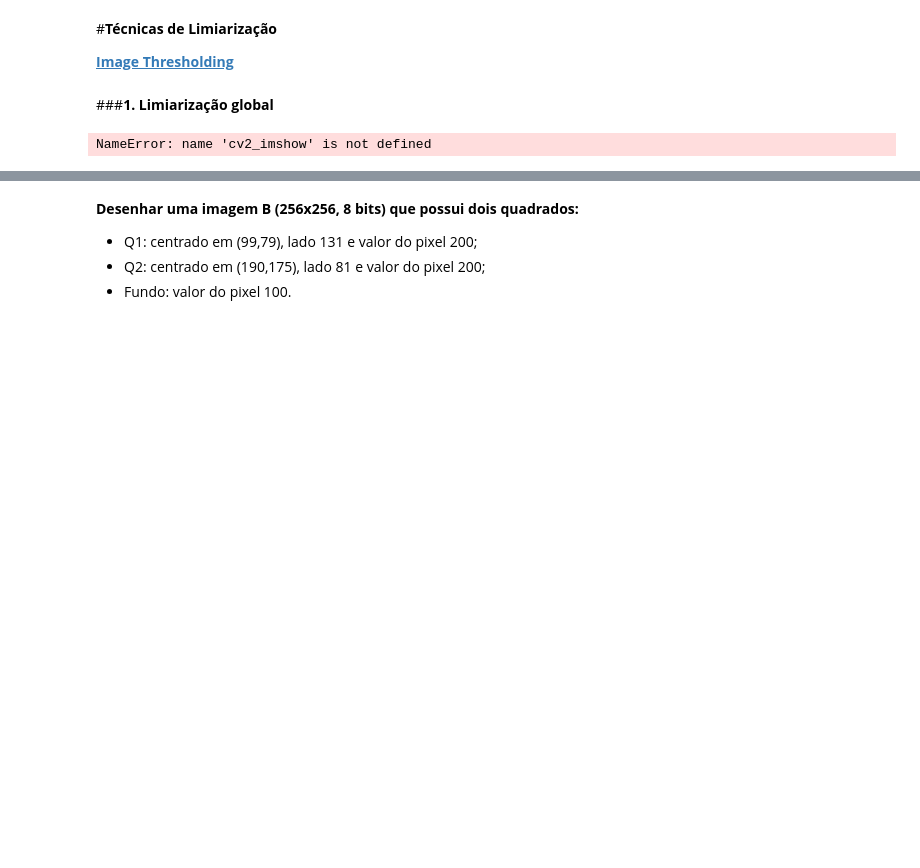
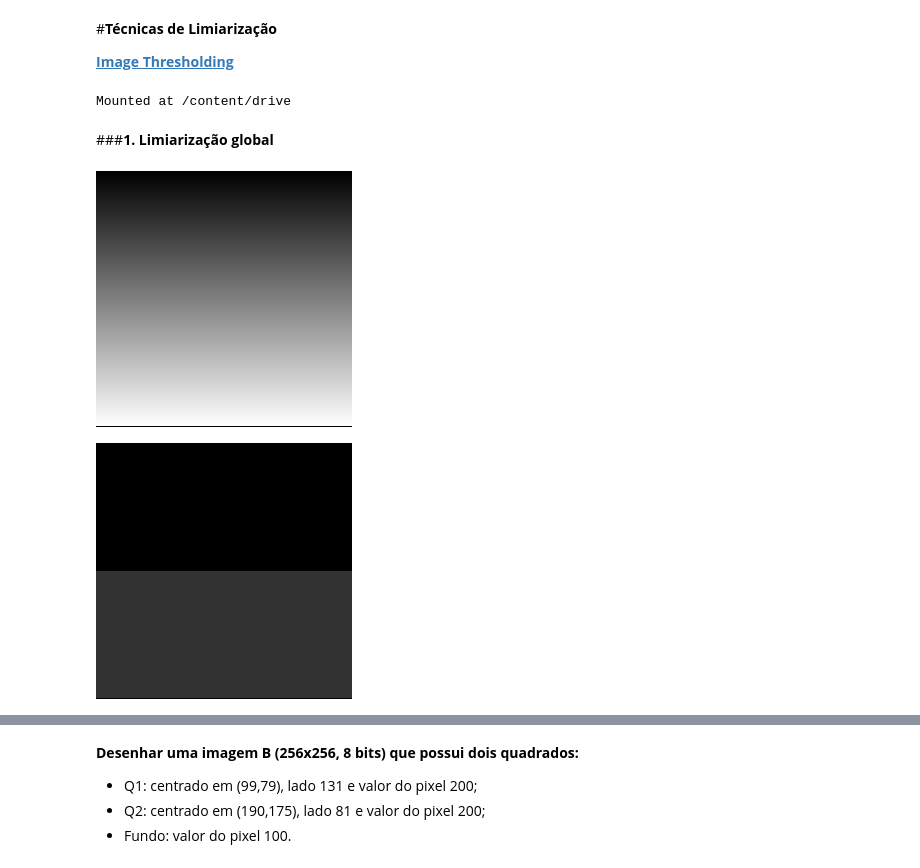
Before and after one commit to gustavoteixeirah/ELT-578-ANALISE-DE-IMAGENS-E-VISAO-COMPUTACIONAL, a Jupyter notebook: semana3/ELT578_P4.ipynb, the cells around one changed output, grey strips where cells are left out. Cells and saved outputs as stored; diff of their text form; code cells hidden in the pictures; blank space fills up the shorter version.

```diff
--- a/semana3/ELT578_P4.ipynb
+++ b/semana3/ELT578_P4.ipynb
@@ -10,6 +10,12 @@
 #**Técnicas de Limiarização**
 
 [**Image Thresholding**](https://https://docs.opencv.org/4.x/d7/d4d/tutorial_py_thresholding.html)
+# %%
+#Permissão para acessar o drive
+from google.colab import drive
+drive.mount('/content/drive')
+# %% [output]
+Mounted at /content/drive
 # %%
 #Importando bibliotecas
 import cv2
@@ -34,26 +35,27 @@ for i in range(0,255):
 # %%
 #Limiarização global
 #Função para aplicar um limiar fixo a uma imagem de uma única banda
 #src=imagem
 #thresh= limiar definido pelo operador
 #maxval= valor atribuido ao pixel acima do limiar (ou abaixo), depende do type, 255=branco
 #type (é um flag)= tipo da limiarização
 #T=ret= valor do limiar como resultado também
 #dst/i1,i2..= destination, imagem limiarizada
-ret,I1 = cv2.threshold(I,127,255,cv2.THRESH_BINARY)
+ret,I1 = cv2.threshold(I,127,50,cv2.THRESH_BINARY)
 ret,I2 = cv2.threshold(I,127,255,cv2.THRESH_BINARY_INV)
 ret,I3 = cv2.threshold(I,127,255,cv2.THRESH_TRUNC)
 ret,I4 = cv2.threshold(I,127,255,cv2.THRESH_TOZERO)
 ret,I5 = cv2.threshold(I,127,255,cv2.THRESH_TOZERO_INV)
 
 cv2_imshow(I) #original
 cv2_imshow(I1) #acima do limear é branco (255), abaixo é preto (zero)
 #cv2_imshow(I2) #abaixo do limear é branco, acima é preto
 #cv2_imshow(I3) #abaixo do limear ele repete o valor (cinza) e acima ele não altera a imagem orignial
 #cv2_imshow(I4) #abaixo do limear ele zera e acima mantem os valores originais
 #cv2_imshow(I5) #acima do limear ele zera e abaixo mantem os valores originais
 # %% [output]
-NameError: name 'cv2_imshow' is not defined
+[figure, added]
+[figure, added]
 # %%
 #visualizar o histograma
 plt.hist(I.ravel(), 255,[0,256])
```
Also changed, not shown: parts of 15 cells of this notebook, 37 other files.
